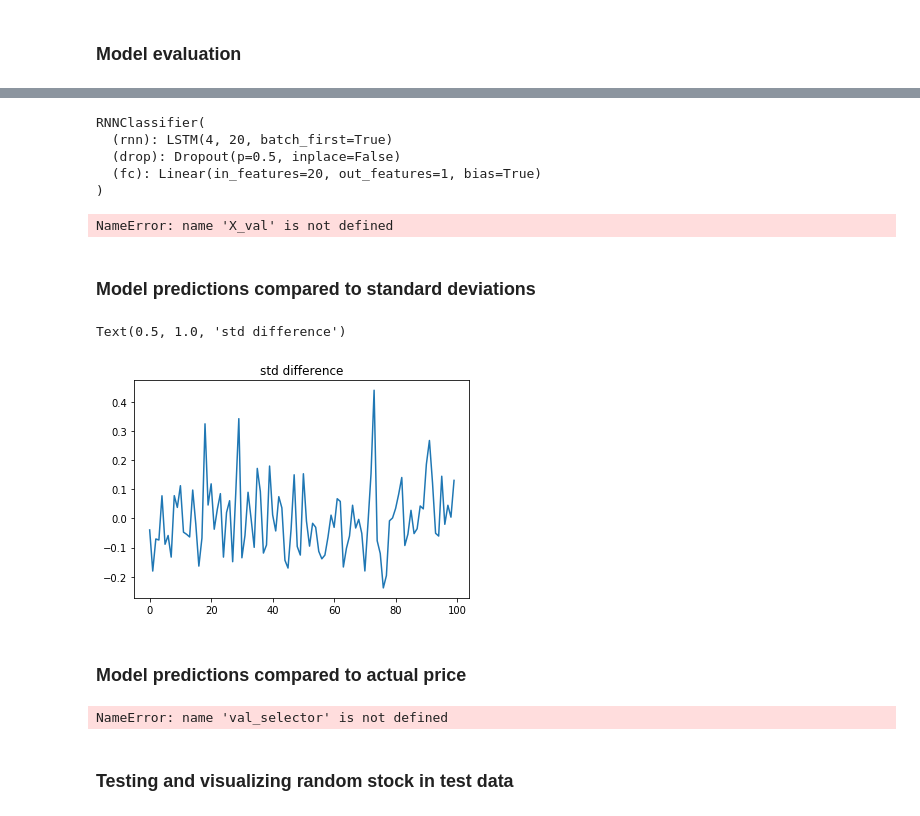
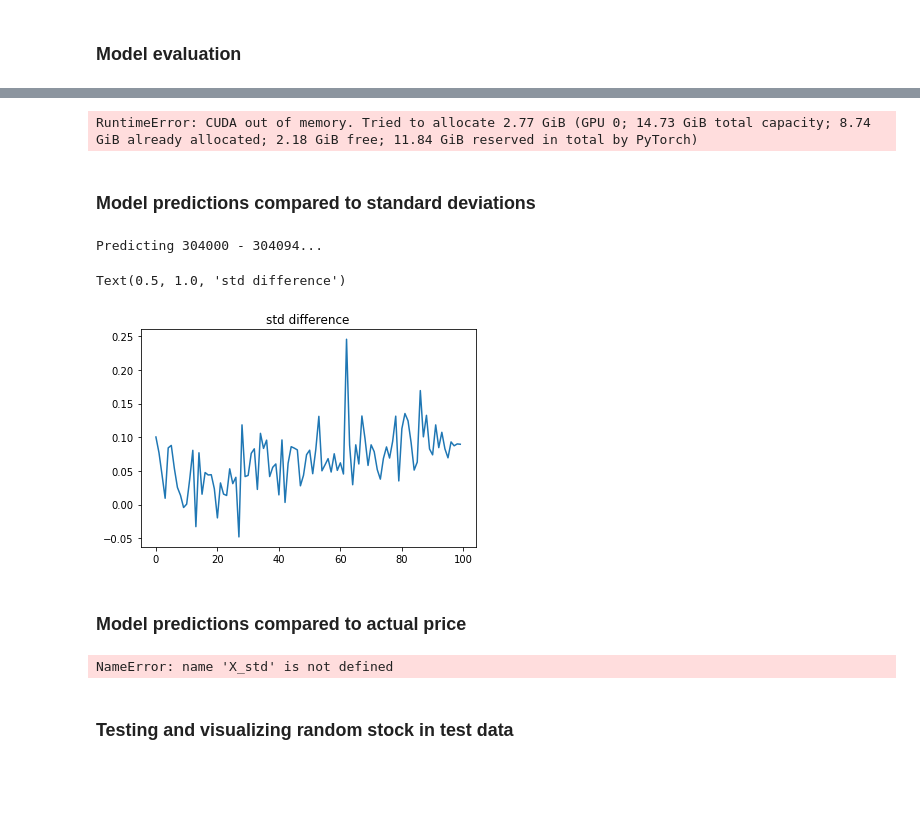
Before and after one commit to dvorjackz/RNN-moneymaker, a Jupyter notebook: Moneymaker.ipynb, the cells around one changed output, grey strips where cells are left out. Drawn from its saved outputs; the diff is of its cells as text; code cells hidden in the pictures; blank space fills up the shorter version.

```diff
--- a/Moneymaker.ipynb
+++ b/Moneymaker.ipynb
@@ -281,26 +263,29 @@ NameError: name 'train_losses' is not defined
-# %%
-model.eval()
-# %% [output]
-RNNClassifier(
-  (rnn): LSTM(4, 20, batch_first=True)
-  (drop): Dropout(p=0.5, inplace=False)
-  (fc): Linear(in_features=20, out_features=1, bias=True)
-)
 # %%
+model.eval()
 pred = model(X_val)
 print(criterion(pred, y_val))
 # %% [output]
-NameError: name 'X_val' is not defined
+RuntimeError: CUDA out of memory. Tried to allocate 2.77 GiB (GPU 0; 14.73 GiB total capacity; 8.74 GiB already allocated; 2.18 GiB free; 11.84 GiB reserved in total by PyTorch)
 # %% [markdown]
 ### Model predictions compared to standard deviations
-# %%
-pred = model(X_val)
-
-plt.plot((pred - y_val).detach()[1000:1100])
-plt.title('std difference')
-# %% [output]
-Text(0.5, 1.0, 'std difference')
-[figure, removed]
+# %%
+val_batch_size = 1000
+val_set_size = X_val.shape[0]
+preds = []
+with torch.no_grad():
+    for i in range(0, val_set_size, val_batch_size):
+        start = i
+        end = min(i+val_batch_size, val_set_size)
+        print("Predicting {} - {}...".format(start, end), end='\r')
+        preds.append(model(X_val[start:end]))
+pred = torch.cat(preds, dim=0).cpu()
+print("")
+plt.plot((pred - y_val.cpu()).detach()[1000:1100])
+plt.title('std difference')
+# %% [output]
+Predicting 304000 - 304094...
+Text(0.5, 1.0, 'std difference')
+[figure, added]
 # %% [markdown]
 ### Model predictions compared to actual price
 # %%
@@ -310,7 +295,7 @@ y_val_abs = y_val * X_std[val_selector][:,:,3] + X_mean[val_selector][:,:,3]
 plt.plot((pred_abs - y_val_abs).detach()[1000:1100])
 plt.title('absolute price difference')
 # %% [output]
-NameError: name 'val_selector' is not defined
+NameError: name 'X_std' is not defined
 # %% [markdown]
 ### Testing and visualizing random stock in test data
 # %%
```
Also changed, not shown: parts of 9 cells of this notebook, 2 other files.
